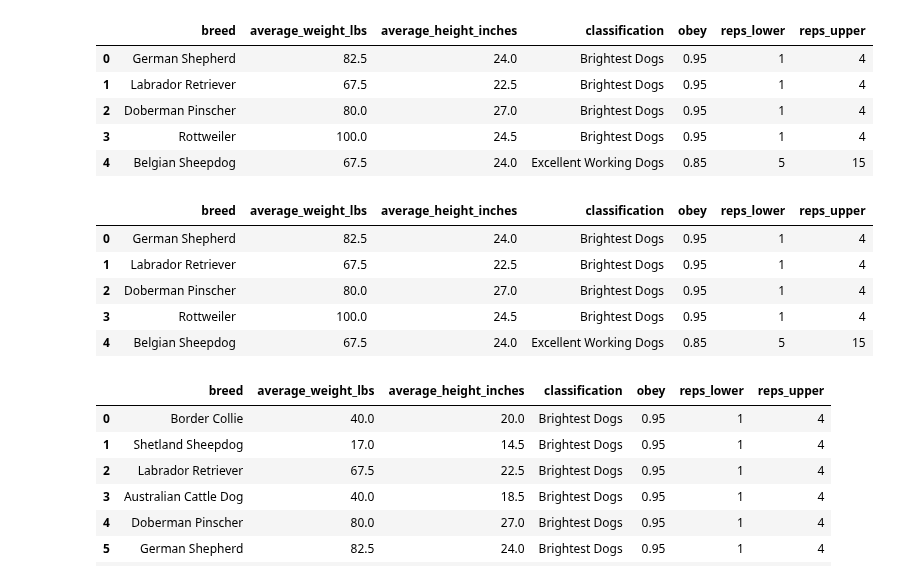
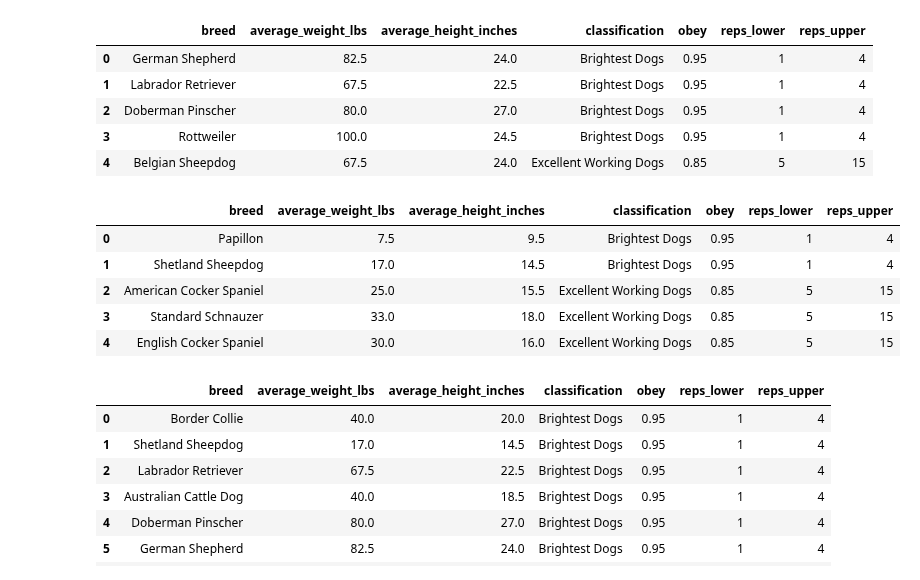
Before and after one commit to alissavokes/ETL-Dog-Intelligence, a Jupyter notebook: data_etl.ipynb, the cells around one changed output. Saved outputs shown, nothing was run; the diff lists cells and outputs as text; code cells hidden in the pictures.

Commit message:
updated small dog table and site_content.txt file

```diff
--- a/data_etl.ipynb
+++ b/data_etl.ipynb
@@ -408,26 +408,26 @@ top_large_dogs_df
 # %%
 # What are the top 5 smartest small dog breeds?
 top_small_dogs = ('SELECT breed, average_weight_lbs, '
                   'average_height_inches, classification, '
                   'obey, reps_lower, reps_upper '
                   'FROM size_and_intelligence '
                   'WHERE average_weight_lbs < 35 '
                   'ORDER BY obey DESC '
                   'LIMIT 5')
 
-top_small_dogs_df = pd.read_sql_query(top_large_dogs, con=engine)
+top_small_dogs_df = pd.read_sql_query(top_small_dogs, con=engine)
 
 #output to html
 top_small_dogs_df.to_html("top_small_dogs.html", classes=["table", "table-bordered", "table-striped", "table-hover"], index=False)
 
 top_small_dogs_df
 # %% [output]
 |  | breed | average_weight_lbs | average_height_inches | classification | obey | reps_lower | reps_upper |
-| 0 | German Shepherd | 82.5 | 24.0 | Brightest Dogs | 0.95 | 1 | 4 |
-| 1 | Labrador Retriever | 67.5 | 22.5 | Brightest Dogs | 0.95 | 1 | 4 |
-| 2 | Doberman Pinscher | 80.0 | 27.0 | Brightest Dogs | 0.95 | 1 | 4 |
-| 3 | Rottweiler | 100.0 | 24.5 | Brightest Dogs | 0.95 | 1 | 4 |
-| 4 | Belgian Sheepdog | 67.5 | 24.0 | Excellent Working Dogs | 0.85 | 5 | 15 |
+| 0 | Papillon | 7.5 | 9.5 | Brightest Dogs | 0.95 | 1 | 4 |
+| 1 | Shetland Sheepdog | 17.0 | 14.5 | Brightest Dogs | 0.95 | 1 | 4 |
+| 2 | American Cocker Spaniel | 25.0 | 15.5 | Excellent Working Dogs | 0.85 | 5 | 15 |
+| 3 | Standard Schnauzer | 33.0 | 18.0 | Excellent Working Dogs | 0.85 | 5 | 15 |
+| 4 | English Cocker Spaniel | 30.0 | 16.0 | Excellent Working Dogs | 0.85 | 5 | 15 |
 # %%
 # What are the top ten dogs breeds by intelligence?
 top_dogs = ('SELECT breed, average_weight_lbs, '
```
Also changed, not shown: 2 other files.
